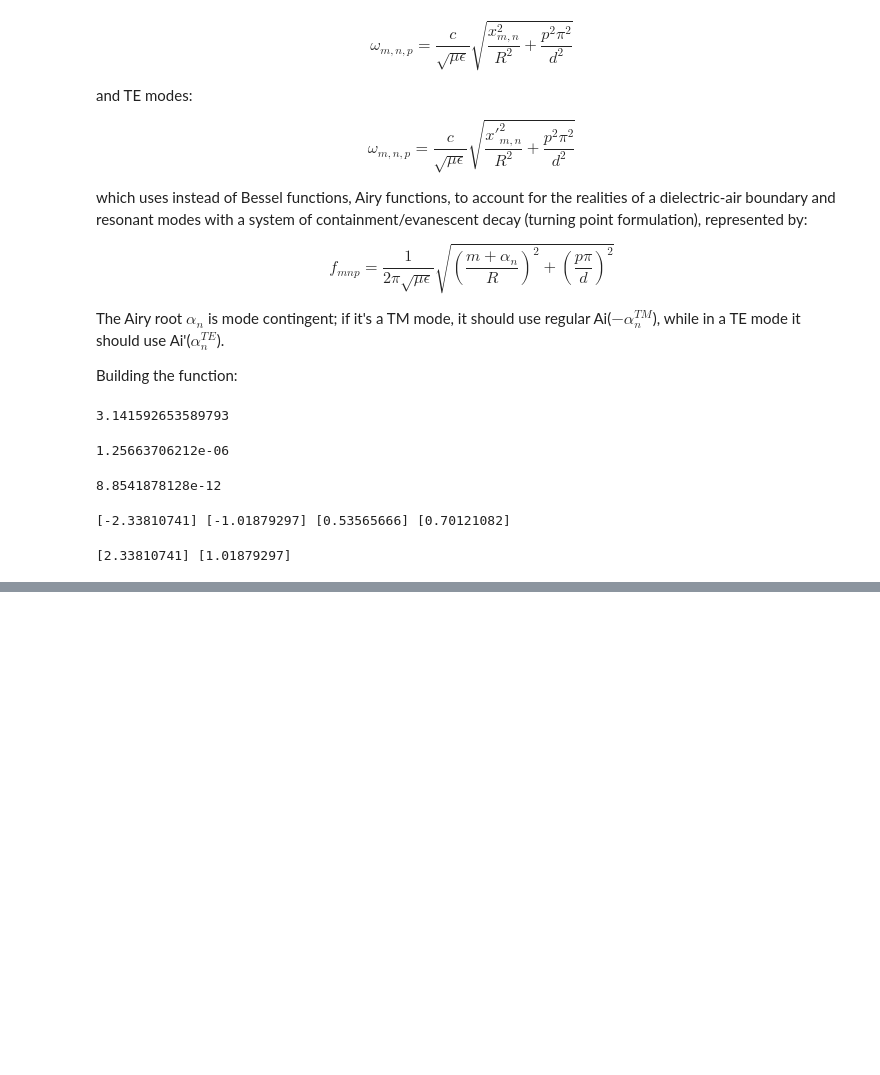
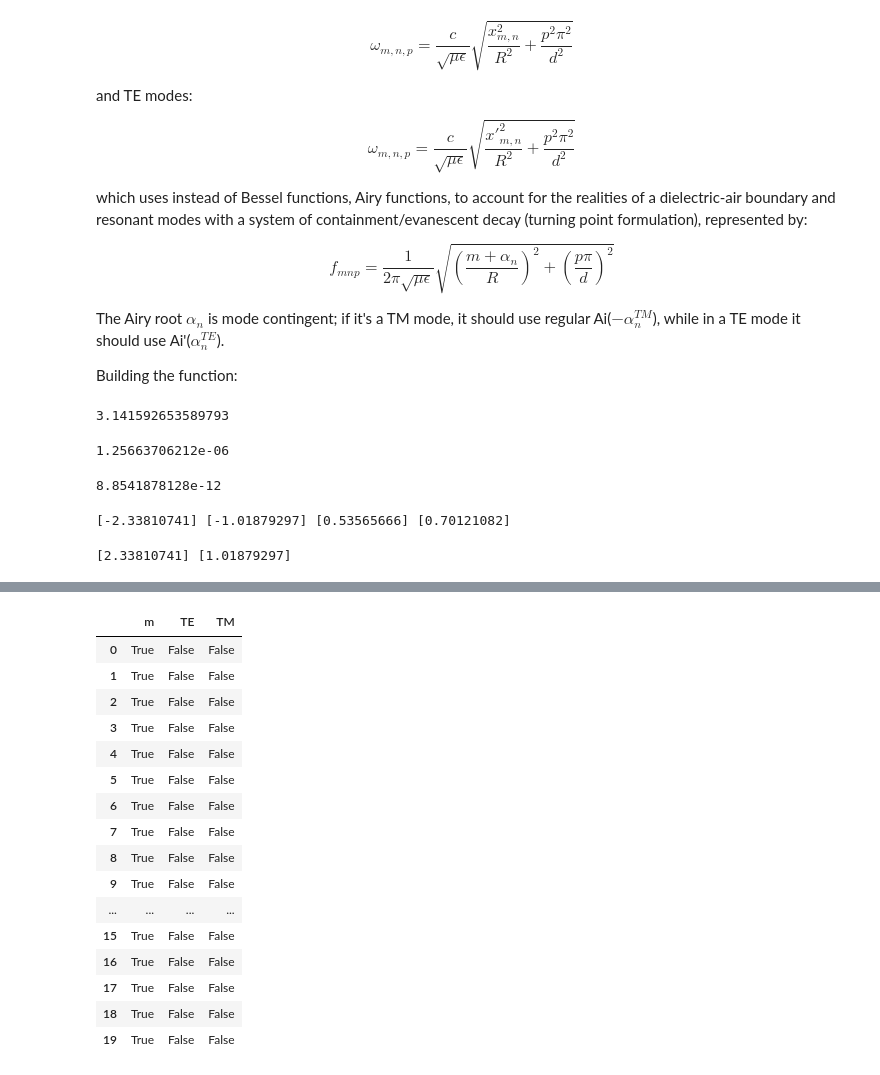
Before and after one commit to leay01/whispering_gallery_MAIN, a Jupyter notebook: wgm_code/eigenCSV/WGM_EQ_AIRY.ipynb, the cells around one changed output, grey strips where cells are left out. Cells and saved outputs as stored; diff of their text form; code cells hidden in the pictures; blank space fills up the shorter version.

```diff
--- a/wgm_code/eigenCSV/WGM_EQ_AIRY.ipynb
+++ b/wgm_code/eigenCSV/WGM_EQ_AIRY.ipynb
@@ -85,0 +133,20 @@ def Airy_freq_solver(mode_kind, m, p, mu_r = 1,epsilon_r = 9.7598758464,
+# %%
+first_test==second_test
+# %% [output]
+|  | m | TE | TM |
+| 0 | True | False | False |
+| 1 | True | False | False |
+| 2 | True | False | False |
+| 3 | True | False | False |
+| 4 | True | False | False |
+| 5 | True | False | False |
+| 6 | True | False | False |
+| 7 | True | False | False |
+| 8 | True | False | False |
+| 9 | True | False | False |
+| ... | ... | ... | ... |
+| 15 | True | False | False |
+| 16 | True | False | False |
+| 17 | True | False | False |
+| 18 | True | False | False |
+| 19 | True | False | False |
```
Also changed, not shown: parts of 19 cells of this notebook, 1 other file.
